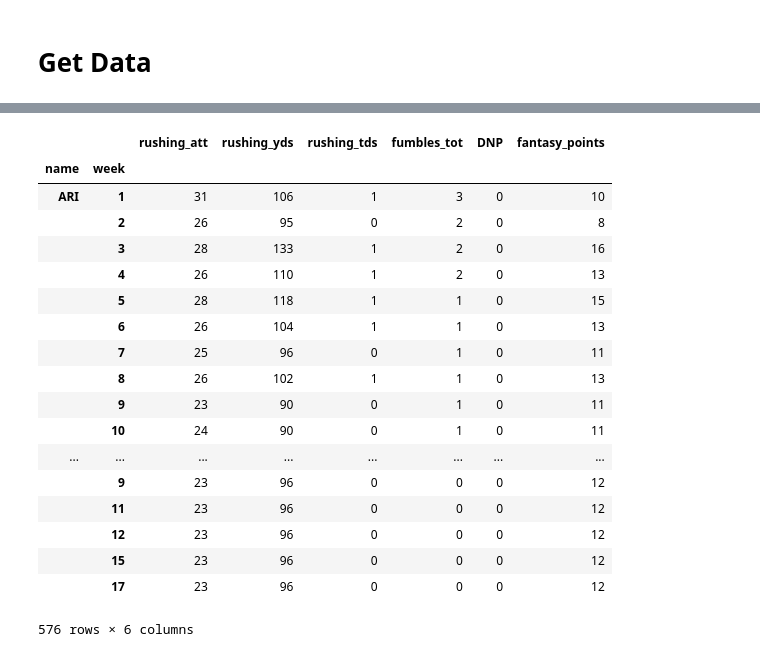
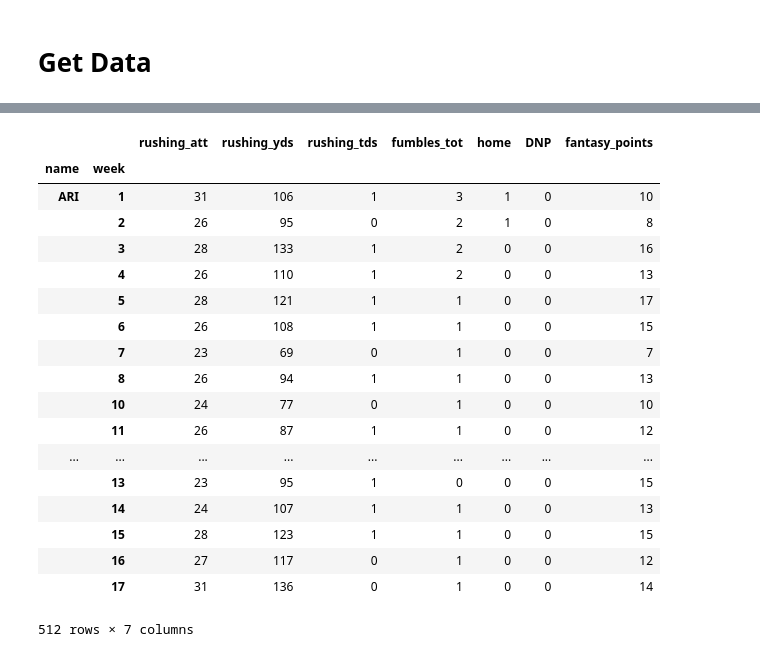
Before and after one commit to brentzucker/deep-learning-fantasy-football, a Jupyter notebook: FeatureOpposingDefense.ipynb, the cells around one changed output, grey strips where cells are left out. Drawn from its saved outputs; the diff is of its cells as text; code cells hidden in the pictures.

```diff
--- a/FeatureOpposingDefense.ipynb
+++ b/FeatureOpposingDefense.ipynb
@@ -11,6 +11,7 @@ for team in nflgame.teams:
     teams.append(team[0])
     for i in range(len(team)):
         teams_map[team[i]] = team[0]
+teams.remove('STL')
 # %%
 # Build DataFrame - Index for Player name and week #
 wks = range(1,18)
@@ -22,6 +23,7 @@ columns = [
     'rushing_yds',
     'rushing_tds',
     'fumbles_tot',
+    'home',
     'DNP',
     'fantasy_points'
 ]
@@ -66,16 +68,20 @@ for g in games:
             rushing_tds_a += p.rushing_tds
 
     # Home Defense accumulates Away Offense
-    df.loc[(g.home, wk), 'rushing_att'] = rushing_att_a
-    df.loc[(g.home, wk), 'rushing_yds'] = rushing_yds_a
-    df.loc[(g.home, wk), 'fumbles_tot'] = fumbles_tot_a
-    df.loc[(g.home, wk), 'rushing_tds'] = rushing_tds_a
+    home = teams_map[g.home]
+    df.loc[(g.home, wk), 'home'] = 1
+    df.loc[(home, wk), 'rushing_att'] = rushing_att_a
+    df.loc[(home, wk), 'rushing_yds'] = rushing_yds_a
+    df.loc[(home, wk), 'fumbles_tot'] = fumbles_tot_a
+    df.loc[(home, wk), 'rushing_tds'] = rushing_tds_a
 
     # Away Defense accumulates Home Offense
-    df.loc[(g.away, wk), 'rushing_att'] = rushing_att_h
-    df.loc[(g.away, wk), 'rushing_yds'] = rushing_yds_h
-    df.loc[(g.away, wk), 'fumbles_tot'] = fumbles_tot_h
-    df.loc[(g.away, wk), 'rushing_tds'] = rushing_tds_h
+    away = teams_map[g.away]
+    df.loc[(g.away, wk), 'home'] = 0
+    df.loc[(away, wk), 'rushing_att'] = rushing_att_h
+    df.loc[(away, wk), 'rushing_yds'] = rushing_yds_h
+    df.loc[(away, wk), 'fumbles_tot'] = fumbles_tot_h
+    df.loc[(away, wk), 'rushing_tds'] = rushing_tds_h
 # %%
 # Calculate Fantasy Points
 df['fantasy_points'] = df['rushing_yds'] * .1 + df['rushing_tds'] * 6 - df['fumbles_tot'] * 2
@@ -114,22 +120,22 @@ df.head(17)
 # %%
-df.expanding().mean().astype(int)
+df[df['DNP'] == 0].rolling(window=4, min_periods=1).mean().astype(int)
 # %% [output]
-|  |  | rushing_att | rushing_yds | rushing_tds | fumbles_tot | DNP | fantasy_points |
-| name | week |  |  |  |  |  |  |
-| ARI | 1 | 31 | 106 | 1 | 3 | 0 | 10 |
-|  | 2 | 26 | 95 | 0 | 2 | 0 | 8 |
-|  | 3 | 28 | 133 | 1 | 2 | 0 | 16 |
-|  | 4 | 26 | 110 | 1 | 2 | 0 | 13 |
-|  | 5 | 28 | 118 | 1 | 1 | 0 | 15 |
-|  | 6 | 26 | 104 | 1 | 1 | 0 | 13 |
-|  | 7 | 25 | 96 | 0 | 1 | 0 | 11 |
-|  | 8 | 26 | 102 | 1 | 1 | 0 | 13 |
-|  | 9 | 23 | 90 | 0 | 1 | 0 | 11 |
-|  | 10 | 24 | 90 | 0 | 1 | 0 | 11 |
-| ... | ... | ... | ... | ... | ... | ... | ... |
-|  | 9 | 23 | 96 | 0 | 0 | 0 | 12 |
-|  | 11 | 23 | 96 | 0 | 0 | 0 | 12 |
-|  | 12 | 23 | 96 | 0 | 0 | 0 | 12 |
-|  | 15 | 23 | 96 | 0 | 0 | 0 | 12 |
-|  | 17 | 23 | 96 | 0 | 0 | 0 | 12 |
+|  |  | rushing_att | rushing_yds | rushing_tds | fumbles_tot | home | DNP | fantasy_points |
+| name | week |  |  |  |  |  |  |  |
+| ARI | 1 | 31 | 106 | 1 | 3 | 1 | 0 | 10 |
+|  | 2 | 26 | 95 | 0 | 2 | 1 | 0 | 8 |
+|  | 3 | 28 | 133 | 1 | 2 | 0 | 0 | 16 |
+|  | 4 | 26 | 110 | 1 | 2 | 0 | 0 | 13 |
+|  | 5 | 28 | 121 | 1 | 1 | 0 | 0 | 17 |
+|  | 6 | 26 | 108 | 1 | 1 | 0 | 0 | 15 |
+|  | 7 | 23 | 69 | 0 | 1 | 0 | 0 | 7 |
+|  | 8 | 26 | 94 | 1 | 1 | 0 | 0 | 13 |
+|  | 10 | 24 | 77 | 0 | 1 | 0 | 0 | 10 |
+|  | 11 | 26 | 87 | 1 | 1 | 0 | 0 | 12 |
+| ... | ... | ... | ... | ... | ... | ... | ... | ... |
+|  | 13 | 23 | 95 | 1 | 0 | 0 | 0 | 15 |
+|  | 14 | 24 | 107 | 1 | 1 | 0 | 0 | 13 |
+|  | 15 | 28 | 123 | 1 | 1 | 0 | 0 | 15 |
+|  | 16 | 27 | 117 | 0 | 1 | 0 | 0 | 12 |
+|  | 17 | 31 | 136 | 0 | 1 | 0 | 0 | 14 |
-576 rows × 6 columns
+512 rows × 7 columns
```
Also changed, not shown: parts of 11 cells of this notebook, 2 other files.
